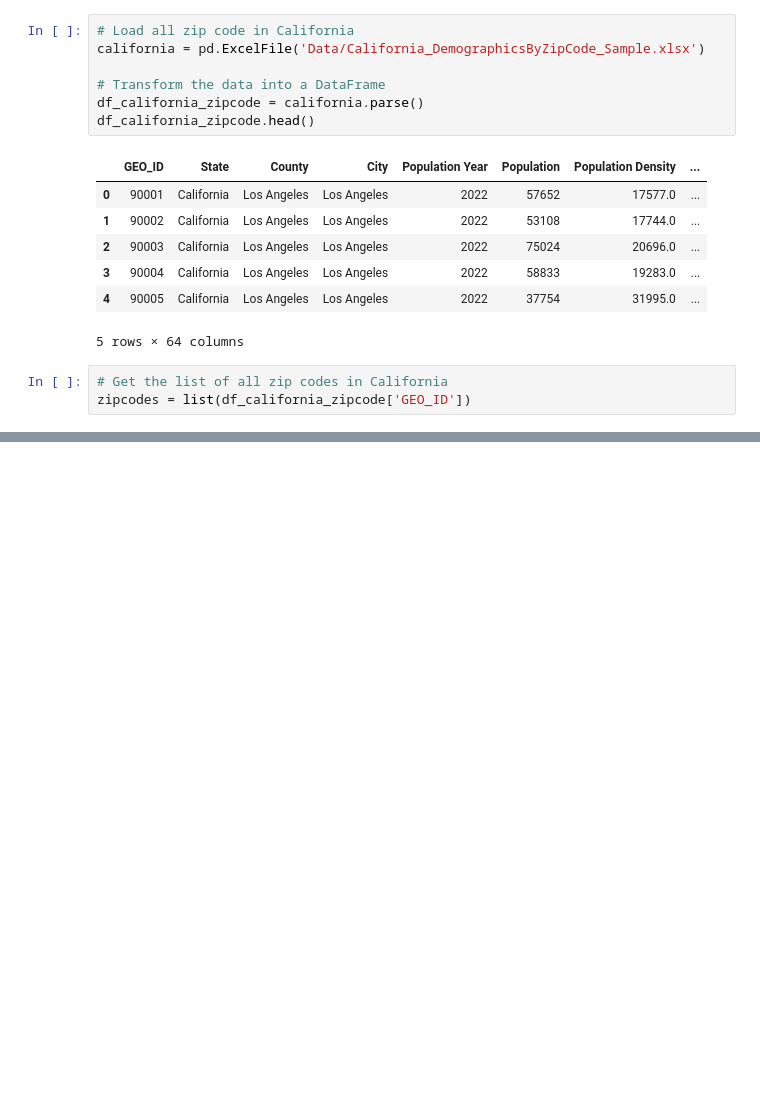
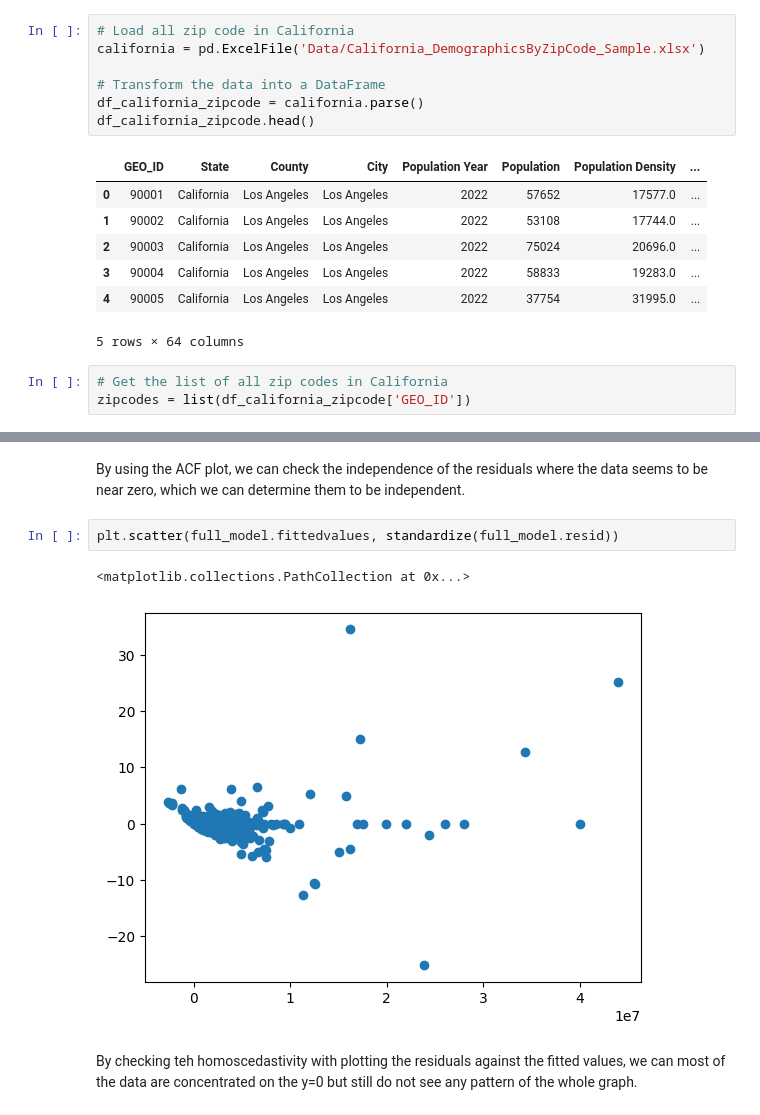
Before and after one commit to Peika44/Math189_HousePrice_Prediction, a Jupyter notebook: Data_Cleaning.ipynb, the cells around one changed output, grey strips where cells are left out. Cells and saved outputs as stored; diff of their text form; blank space fills up the shorter version.

```diff
--- a/Data_Cleaning.ipynb
+++ b/Data_Cleaning.ipynb
@@ -68,0 +128,9 @@ df_real_estate_California.head()
+# %% [markdown]
+By using the ACF plot,  we can check the independence of the residuals where the data seems to be near zero, which we can determine them to be independent.
+# %%
+plt.scatter(full_model.fittedvalues, standardize(full_model.resid))
+# %% [output]
+<matplotlib.collections.PathCollection at 0x...>
+[figure, added]
+# %% [markdown]
+By checking teh homoscedastivity with plotting the residuals against the fitted values, we can most of the data are concentrated on the y=0 but still do not see any pattern of the whole graph.
```
Also changed, not shown: parts of 10 cells of this notebook, 1 other file.
